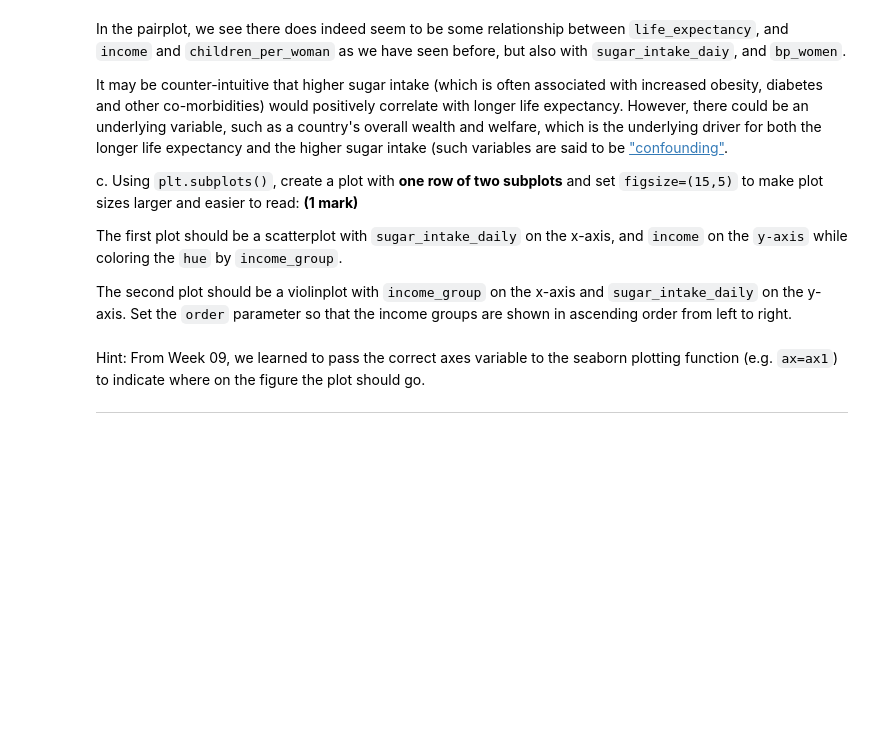
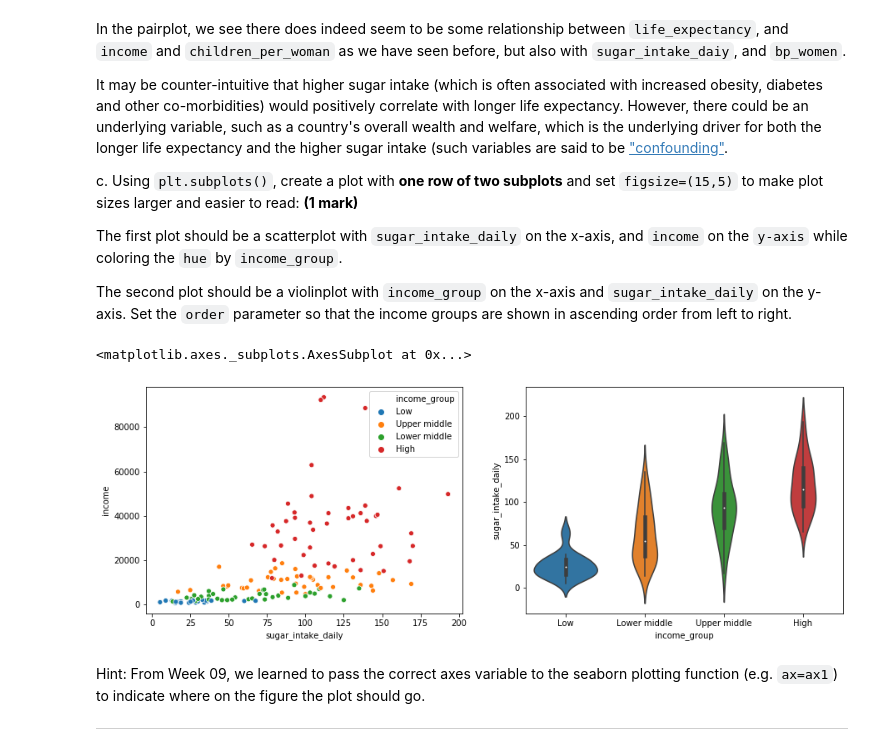
Before and after one commit to constructor-s/BME1478_Assignments, a Jupyter notebook: a11/last_first_assignment11.ipynb, the cells around one changed output. Saved outputs shown, nothing was run; the diff lists cells and outputs as text; code cells hidden in the pictures; blank space fills up the shorter version.

```diff
--- a/a11/last_first_assignment11.ipynb
+++ b/a11/last_first_assignment11.ipynb
@@ -67,3 +94,10 @@ fig, (ax1, ax2) =
+# %%
+fig, (ax1, ax2) = plt.subplots(1, 2, figsize=(15, 5))
+sns.scatterplot(x="sugar_intake_daily", y="income", hue="income_group", data=wd_2005, ax=ax1)
+sns.violinplot(x="income_group", y="sugar_intake_daily", order=("Low", "Lower middle", "Upper middle", "High"), data=wd_2005)
+# %% [output]
+<matplotlib.axes._subplots.AxesSubplot at 0x...>
+[figure, added]
 # %% [markdown]
 Hint: From Week 09, we learned to pass the correct axes variable to the seaborn plotting function (e.g. `ax=ax1`) to indicate where on the figure the plot should go.
 ___
```
Also changed, not shown: parts of 22 cells of this notebook.
